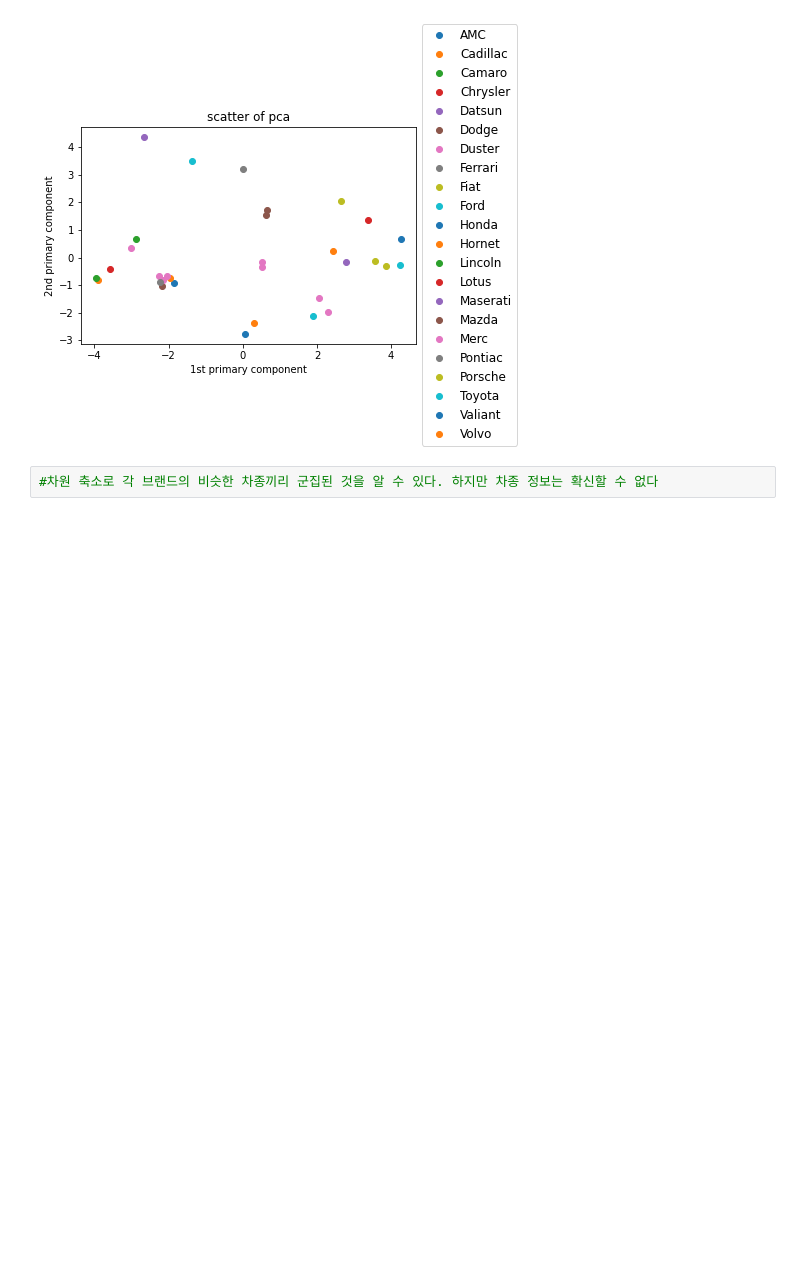
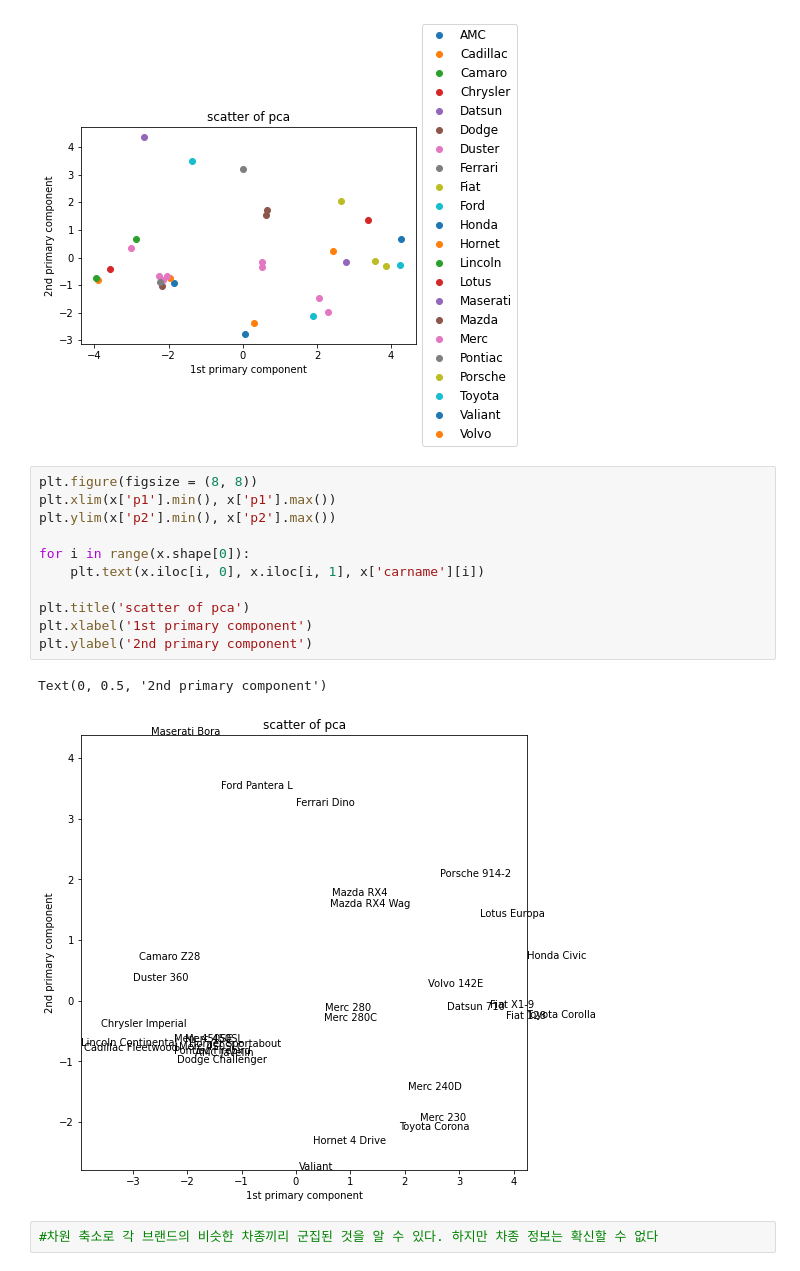
Before and after one commit to kmouleejunhyuk/bigdata_analysist_practical, a Jupyter notebook: type1_Data_Preprocessing.ipynb, the cells around one changed output. Drawn from its saved outputs; the diff is of its cells as text; blank space fills up the shorter version.

```diff
--- a/type1_Data_Preprocessing.ipynb
+++ b/type1_Data_Preprocessing.ipynb
@@ -263,6 +261,20 @@ plt.ylabel('2nd primary component')
 # %% [output]
 Text(0, 0.5, '2nd primary component')
 [figure]
+# %%
+plt.figure(figsize = (8, 8))
+plt.xlim(x['p1'].min(), x['p1'].max())
+plt.ylim(x['p2'].min(), x['p2'].max())
+
+for i in range(x.shape[0]):
+    plt.text(x.iloc[i, 0], x.iloc[i, 1], x['carname'][i])
+
+plt.title('scatter of pca')
+plt.xlabel('1st primary component')
+plt.ylabel('2nd primary component')
+# %% [output]
+Text(0, 0.5, '2nd primary component')
+[figure, added]
 # %%
 #차원 축소로 각 브랜드의 비슷한 차종끼리 군집된 것을 알 수 있다. 하지만 차종 정보는 확신할 수 없다
 # %% [markdown]
```
Also changed, not shown: parts of 1 cell of this notebook.
